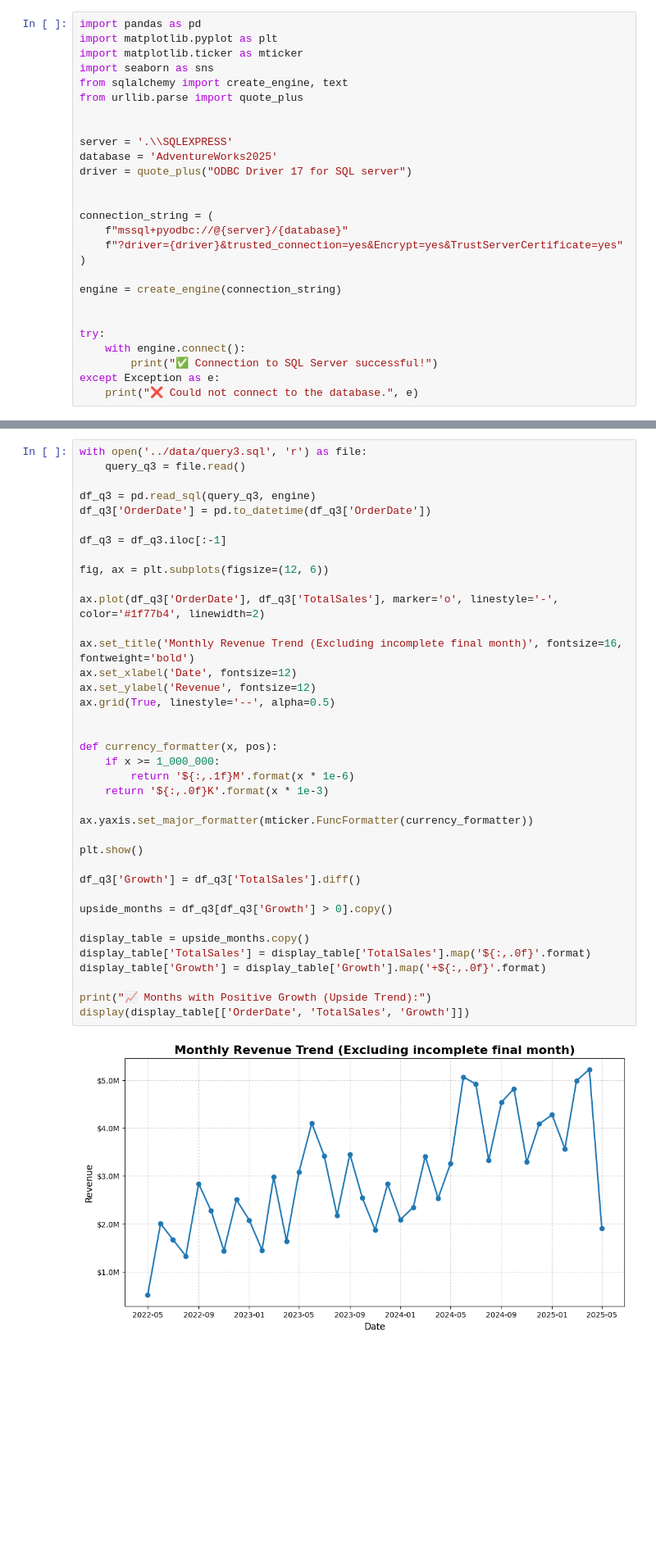
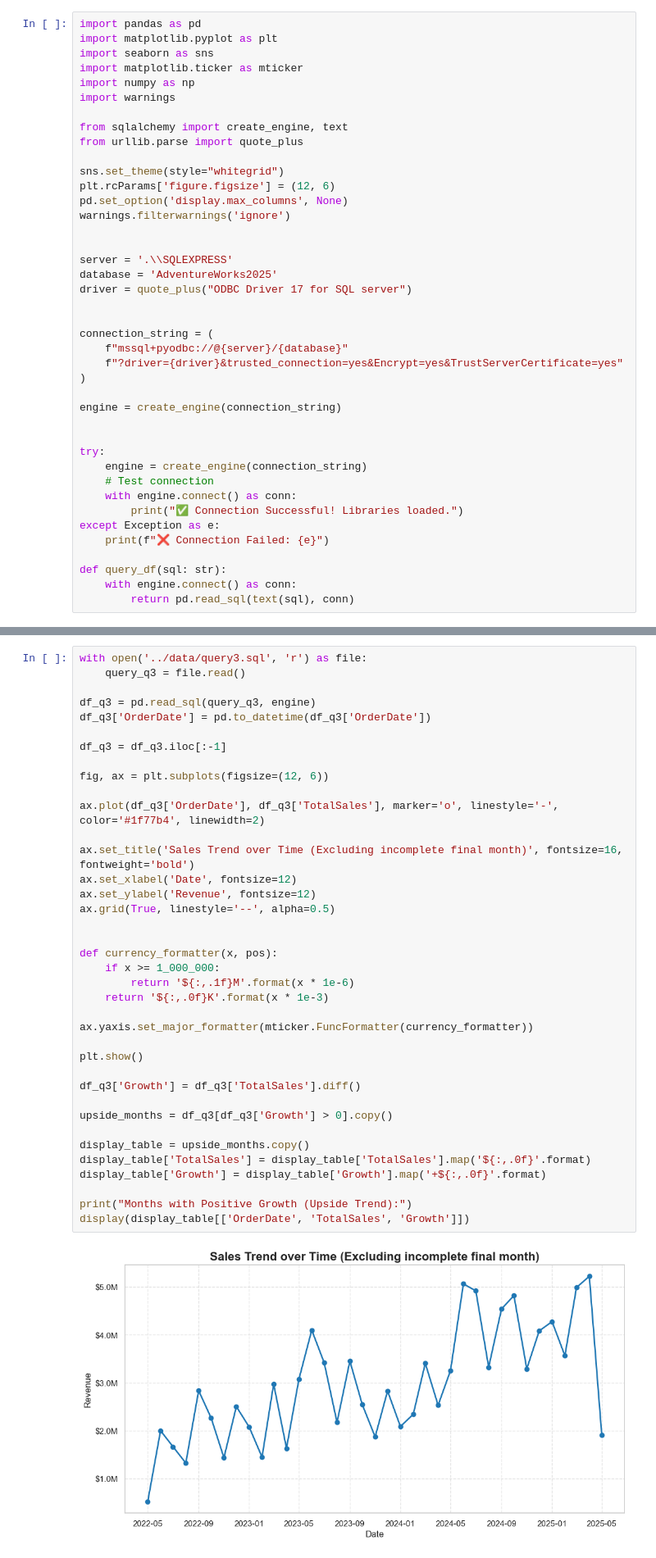
Before and after one commit to smkmrr/adventureworks-analysis, a Jupyter notebook: notebooks/analys.ipynb, the cells around one changed output, grey strips where cells are left out. Shown at 82% size. Cells and saved outputs as stored; diff of their text form; blank space fills up the shorter version.

Commit message:
Completed the notebook; all visualizations and the conclusion part.

```diff
--- a/notebooks/analys.ipynb
+++ b/notebooks/analys.ipynb
@@ -27,10 +22,18 @@ database = 'AdventureWorks2022'
 # %%
 import pandas as pd
 import matplotlib.pyplot as plt
+import seaborn as sns
 import matplotlib.ticker as mticker
-import seaborn as sns
+import numpy as np
+import warnings
+
 from sqlalchemy import create_engine, text
 from urllib.parse import quote_plus
+
+sns.set_theme(style="whitegrid")
+plt.rcParams['figure.figsize'] = (12, 6)
+pd.set_option('display.max_columns', None)
+warnings.filterwarnings('ignore')
 
 
 server = '.\\SQLEXPRESS'
@@ -47,8 +50,14 @@ engine = create_engine(connection_string)
 
 
 try:
-    with engine.connect():
-        print("✅ Connection to SQL Server successful!")
+    engine = create_engine(connection_string)
+    # Test connection
+    with engine.connect() as conn:
+        print("✅ Connection Successful! Libraries loaded.")
 except Exception as e:
-    print("❌ Could not connect to the database.", e)
+    print(f"❌ Connection Failed: {e}")
+
+def query_df(sql: str):
+    with engine.connect() as conn:
+        return pd.read_sql(text(sql), conn)
 # %% [output]
@@ -163,33 +170,33 @@ df_q3['OrderDate'] = pd.to_datetime(df_q3['OrderDate'])
 df_q3 = df_q3.iloc[:-1]
 
 fig, ax = plt.subplots(figsize=(12, 6))
 
 ax.plot(df_q3['OrderDate'], df_q3['TotalSales'], marker='o', linestyle='-', color='#1f77b4', linewidth=2)
 
-ax.set_title('Monthly Revenue Trend (Excluding incomplete final month)', fontsize=16, fontweight='bold')
+ax.set_title('Sales Trend over Time (Excluding incomplete final month)', fontsize=16, fontweight='bold')
 ax.set_xlabel('Date', fontsize=12)
 ax.set_ylabel('Revenue', fontsize=12)
 ax.grid(True, linestyle='--', alpha=0.5)
 
 
 def currency_formatter(x, pos):
     if x >= 1_000_000:
         return '${:,.1f}M'.format(x * 1e-6)
     return '${:,.0f}K'.format(x * 1e-3)
 
 ax.yaxis.set_major_formatter(mticker.FuncFormatter(currency_formatter))
 
 plt.show()
 
 df_q3['Growth'] = df_q3['TotalSales'].diff()
 
 upside_months = df_q3[df_q3['Growth'] > 0].copy()
 
 display_table = upside_months.copy()
 display_table['TotalSales'] = display_table['TotalSales'].map('${:,.0f}'.format)
 display_table['Growth'] = display_table['Growth'].map('+${:,.0f}'.format)
 
-print("📈 Months with Positive Growth (Upside Trend):")
+print("Months with Positive Growth (Upside Trend):")
 display(display_table[['OrderDate', 'TotalSales', 'Growth']])
 # %% [output]
-[figure, old version]
+[figure, new version]
```
Also changed, not shown: parts of 39 cells of this notebook, 7 other files.
